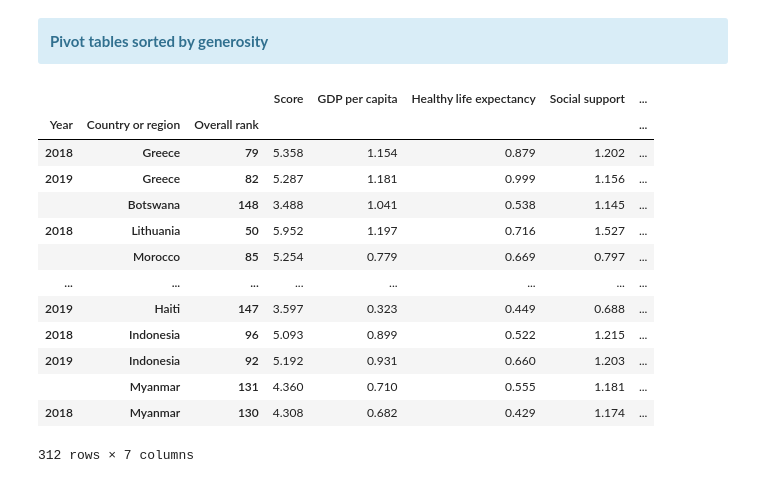
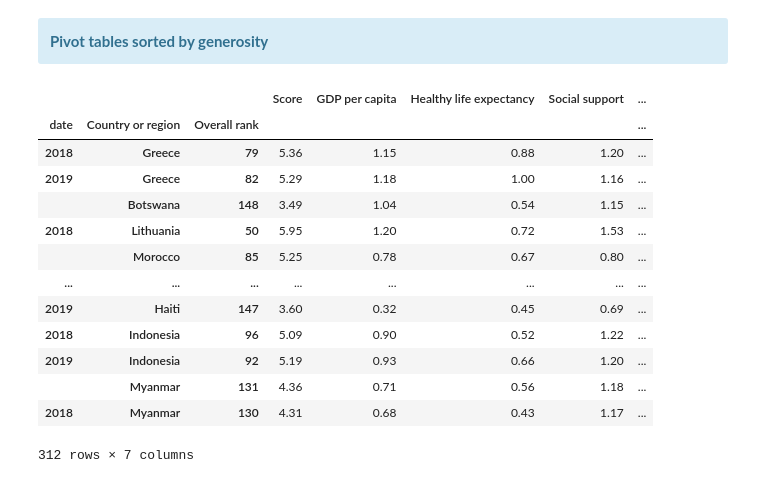
Before and after one commit to Empanator/World_Happiness_Report, a Jupyter notebook: World Happiness Report.ipynb, the cells around one changed output. Drawn from its saved outputs; the diff is of its cells as text; code cells hidden in the pictures.

```diff
--- a/World Happiness Report.ipynb
+++ b/World Happiness Report.ipynb
@@ -27,6 +27,9 @@ from glob import glob
 
 %matplotlib inline
 sns.set(style = 'white')
+
+# Change default pandas display options
+pd.options.display.float_format = '{:,.2f}'.format
 # %% [markdown]
 <div class="alert alert-block alert-info">
 <b>Match the file name pattern with glob</b>
@@ -52,16 +55,18 @@ df['filename'].replace({'World Happiness Report - 2018.csv': '2018',
 # Convert object to integer
 df['date'] = df['filename'].astype(str).astype(int)
 
-# Convert itneger to datetime
+# Convert integer to datetime
 df['date'] = pd.to_datetime(df['date'], format = '%Y')
 
-#If needed it's possible to extract just a period and use as index right away
-df['Year'] = df['date'].dt.year
-
-# Set index
+# Set date as index
 df.set_index('date', inplace = True)
 
+# Give just the year value to this variable. Don't put inside the date frame
+year = df.index.year
+
 df.info()
+
+year
 # %% [output]
 <class 'pandas.core.frame.DataFrame'>
 DatetimeIndex: 312 entries, 2018-01-01 to 2019-01-01
@@ -131,32 +139,30 @@ plt.show()
 <b>Pivot tables sorted by generosity</b>
 </div>
 # %%
-pivot_all = pd.pivot_table(df, index =  ['Year', 'Country or region', 'Overall rank'],
+pivot_all = pd.pivot_table(df, index =  [ year, 'Country or region', 'Overall rank'],
                                values = ['Score', 'GDP per capita','Healthy life expectancy',
-                                         'Social support', 'Freedom to make life choices', 'Generosity',
-                                         'Perceptions of corruption'])
+                                         'Social support', 'Freedom to make life choices',
+                                         'Generosity', 'Perceptions of corruption'])
 
-column_order = ['Score', 'GDP per capita','Healthy life expectancy',
-                'Social support', 'Freedom to make life choices', 'Generosity',
-                'Perceptions of corruption']
-
-pivot_all = pivot_all.reindex(column_order, axis=1)
+pivot_all = pivot_all.reindex(['Score', 'GDP per capita','Healthy life expectancy',
+                               'Social support', 'Freedom to make life choices',
+                               'Generosity', 'Perceptions of corruption'], axis = 1)
 
 pivot_all = pivot_all.sort_values(by = ['Generosity'])
 
 pivot_all
 # %% [output]
 |  |  |  | Score | GDP per capita | Healthy life expectancy | Social support | ... |
-| Year | Country or region | Overall rank |  |  |  |  | ... |
-| 2018 | Greece | 79 | 5.358 | 1.154 | 0.879 | 1.202 | ... |
-| 2019 | Greece | 82 | 5.287 | 1.181 | 0.999 | 1.156 | ... |
-|  | Botswana | 148 | 3.488 | 1.041 | 0.538 | 1.145 | ... |
-| 2018 | Lithuania | 50 | 5.952 | 1.197 | 0.716 | 1.527 | ... |
-|  | Morocco | 85 | 5.254 | 0.779 | 0.669 | 0.797 | ... |
+| date | Country or region | Overall rank |  |  |  |  | ... |
+| 2018 | Greece | 79 | 5.36 | 1.15 | 0.88 | 1.20 | ... |
+| 2019 | Greece | 82 | 5.29 | 1.18 | 1.00 | 1.16 | ... |
+|  | Botswana | 148 | 3.49 | 1.04 | 0.54 | 1.15 | ... |
+| 2018 | Lithuania | 50 | 5.95 | 1.20 | 0.72 | 1.53 | ... |
+|  | Morocco | 85 | 5.25 | 0.78 | 0.67 | 0.80 | ... |
 | ... | ... | ... | ... | ... | ... | ... | ... |
-| 2019 | Haiti | 147 | 3.597 | 0.323 | 0.449 | 0.688 | ... |
-| 2018 | Indonesia | 96 | 5.093 | 0.899 | 0.522 | 1.215 | ... |
-| 2019 | Indonesia | 92 | 5.192 | 0.931 | 0.660 | 1.203 | ... |
-|  | Myanmar | 131 | 4.360 | 0.710 | 0.555 | 1.181 | ... |
-| 2018 | Myanmar | 130 | 4.308 | 0.682 | 0.429 | 1.174 | ... |
+| 2019 | Haiti | 147 | 3.60 | 0.32 | 0.45 | 0.69 | ... |
+| 2018 | Indonesia | 96 | 5.09 | 0.90 | 0.52 | 1.22 | ... |
+| 2019 | Indonesia | 92 | 5.19 | 0.93 | 0.66 | 1.20 | ... |
+|  | Myanmar | 131 | 4.36 | 0.71 | 0.56 | 1.18 | ... |
+| 2018 | Myanmar | 130 | 4.31 | 0.68 | 0.43 | 1.17 | ... |
 312 rows × 7 columns
```
Also changed, not shown: parts of 3 cells of this notebook.
